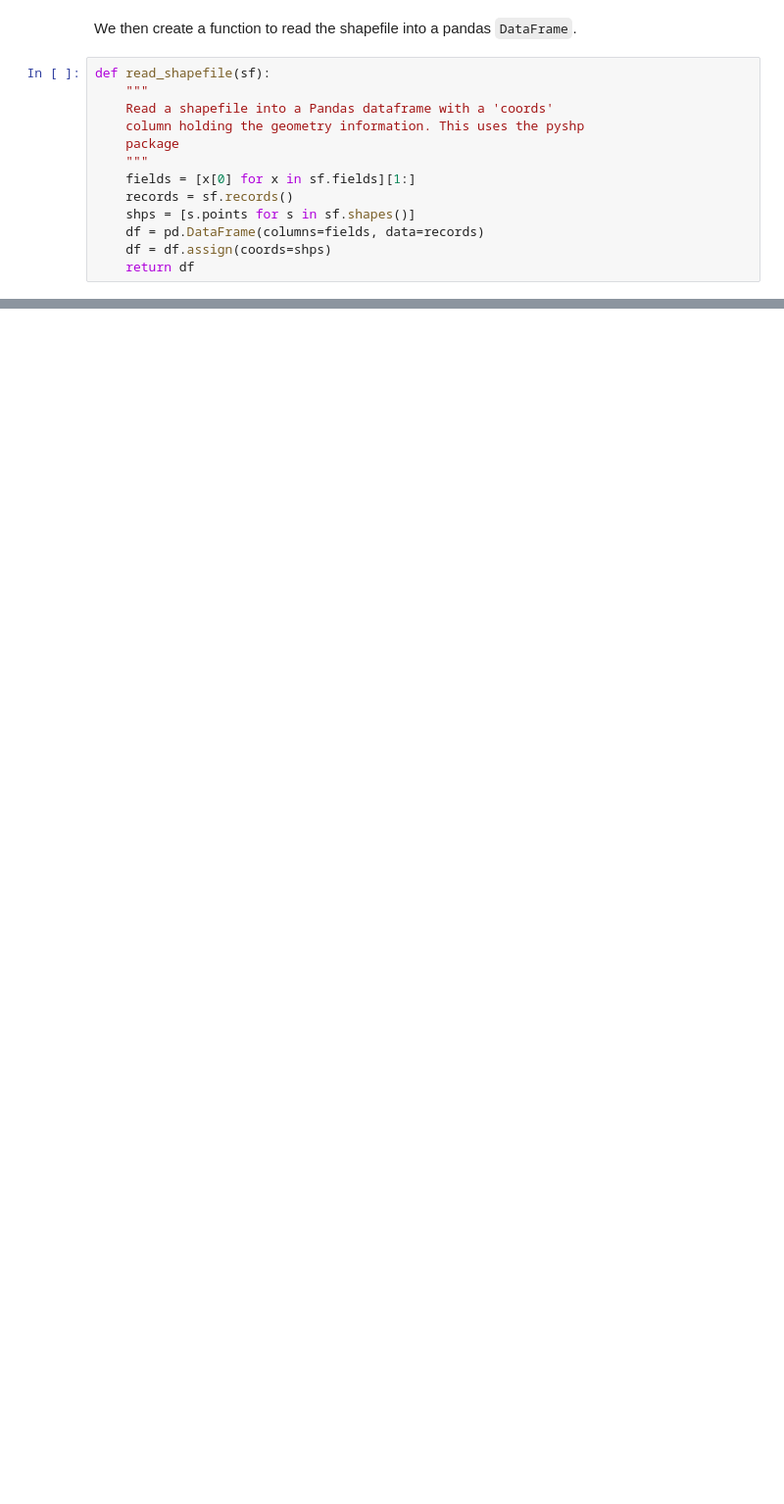
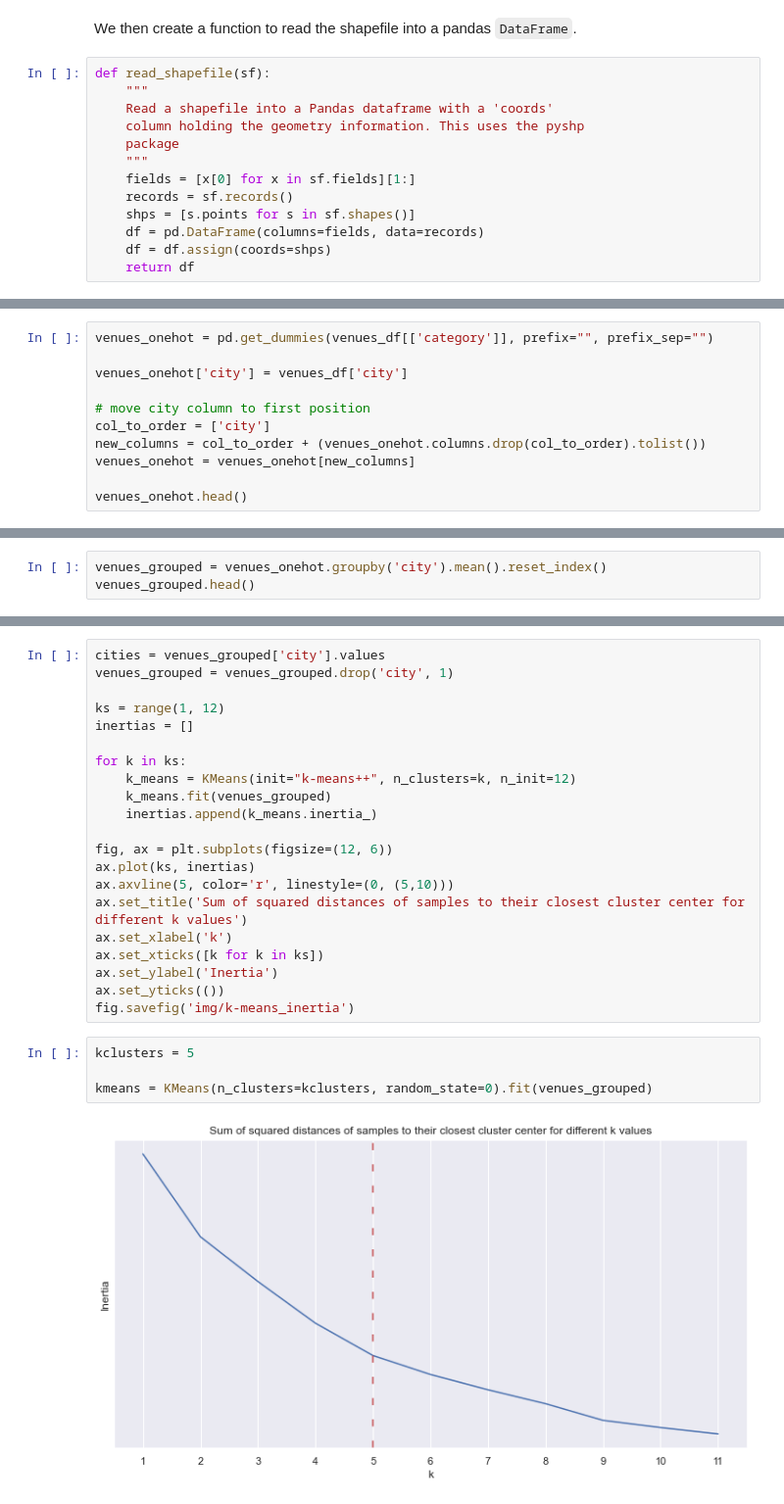
Before and after one commit to themien/Veneto_DOCG, a Jupyter notebook: exploration.ipynb, the cells around one changed output, grey strips where cells are left out. Shown at 98% size. Drawn from its saved outputs; the diff is of its cells as text; blank space fills up the shorter version.

```diff
--- a/exploration.ipynb
+++ b/exploration.ipynb
@@ -84,0 +367,11 @@ shape2json(shp_path, outfile="data/veneto_docg.json", country='Italy')
+# %%
+venues_onehot = pd.get_dummies(venues_df[['category']], prefix="", prefix_sep="")
+
+venues_onehot['city'] = venues_df['city']
+
+# move city column to first position
+col_to_order = ['city']
+new_columns = col_to_order + (venues_onehot.columns.drop(col_to_order).tolist())
+venues_onehot = venues_onehot[new_columns]
+
+venues_onehot.head()
@@ -84,0 +385,3 @@ shape2json(shp_path, outfile="data/veneto_docg.json", country='Italy')
+# %%
+venues_grouped = venues_onehot.groupby('city').mean().reset_index()
+venues_grouped.head()
@@ -84,0 +444,27 @@ shape2json(shp_path, outfile="data/veneto_docg.json", country='Italy')
+# %%
+cities = venues_grouped['city'].values
+venues_grouped = venues_grouped.drop('city', 1)
+
+ks = range(1, 12)
+inertias = []
+
+for k in ks:
+    k_means = KMeans(init="k-means++", n_clusters=k, n_init=12)
+    k_means.fit(venues_grouped)
+    inertias.append(k_means.inertia_)
+
+fig, ax = plt.subplots(figsize=(12, 6))
+ax.plot(ks, inertias)
+ax.axvline(5, color='r', linestyle=(0, (5,10)))
+ax.set_title('Sum of squared distances of samples to their closest cluster center for different k values')
+ax.set_xlabel('k')
+ax.set_xticks([k for k in ks])
+ax.set_ylabel('Inertia')
+ax.set_yticks(())
+fig.savefig('img/k-means_inertia')
+# %%
+kclusters = 5
+
+kmeans = KMeans(n_clusters=kclusters, random_state=0).fit(venues_grouped)
+# %% [output]
+[figure, added]
```
Also changed, not shown: parts of 62 cells of this notebook, 8 other files.
